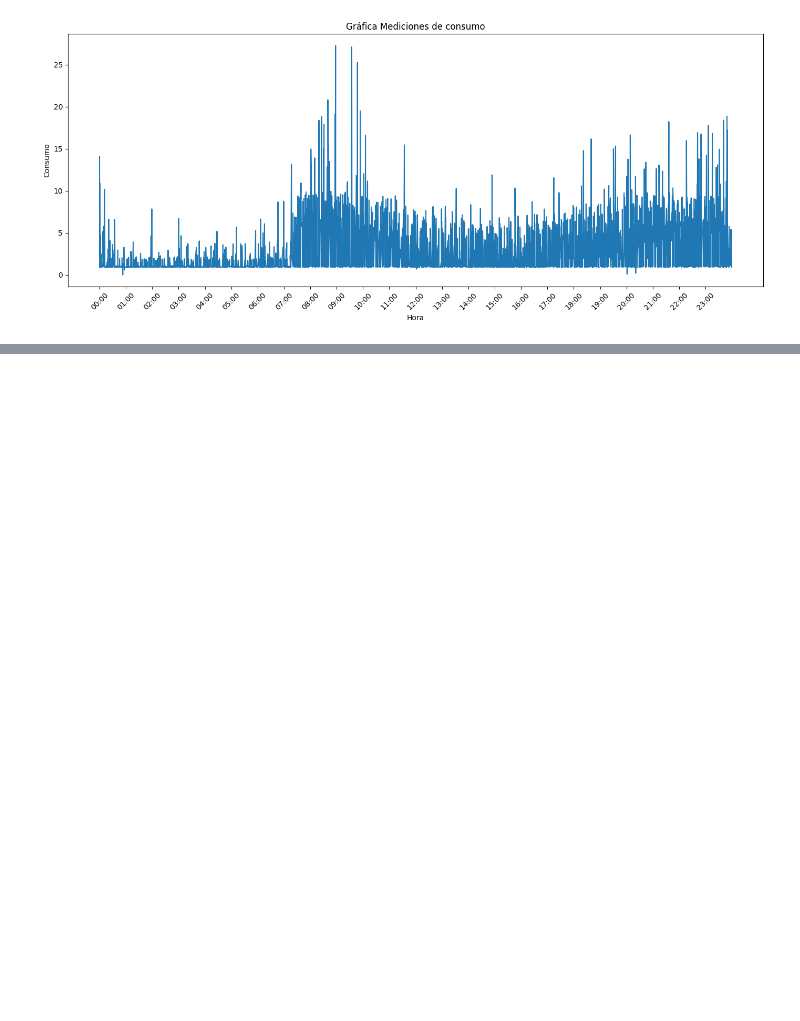
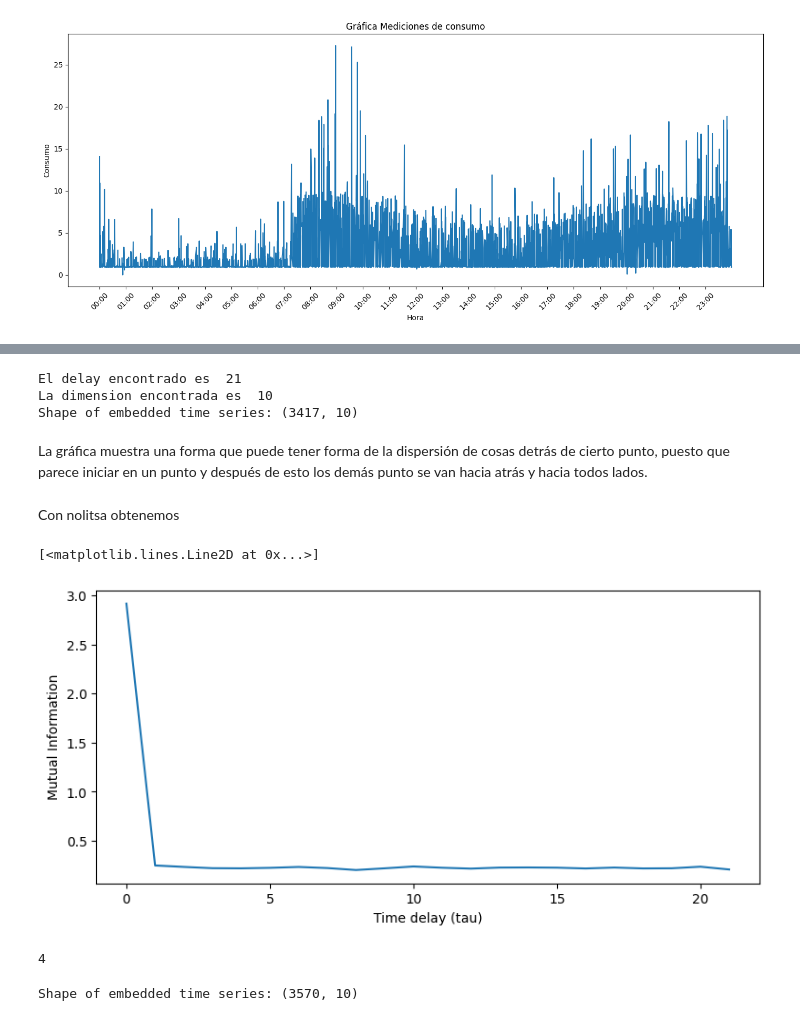
Before and after one commit to AndresOrantes/Examen-Pr-ctico-Consumo-de-Electricidad, a Jupyter notebook: NotebookExamenPractico.ipynb, the cells around one changed output, grey strips where cells are left out. Saved outputs shown, nothing was run; the diff lists cells and outputs as text; code cells hidden in the pictures; blank space fills up the shorter version.

```diff
--- a/NotebookExamenPractico.ipynb
+++ b/NotebookExamenPractico.ipynb
@@ -12,10 +12,21 @@ La base de datos asociada a este problema es: https://www.kaggle.com/datasets/vi
 #### Importación de librerías
 # %%
 import pandas as pd
+import numpy as np
 import matplotlib.pyplot as plt
-import numpy as np
+from ripser import ripser
+from persim import plot_diagrams
 import gudhi as gd
-from ripser import ripser
+import matplotlib.cm as cm
+import matplotlib.patches as patches
+plt.rcParams.update(plt.rcParamsDefault)
 from gtda.time_series import SingleTakensEmbedding, takens_embedding_optimal_parameters
 from gtda.homology import VietorisRipsPersistence
 from gtda.plotting import plot_point_cloud
+import plotly.graph_objects as go
+from sklearn.decomposition import PCA
+from scipy.spatial.distance import squareform,pdist
+from nolitsa import dimension, delay
+import math
+import persim
+import datetime
@@ -64,2 +71,2 @@ Parece haber bajo uso de de energía hasta las 7:30 más o menos, después aumen
 # %%
-hora,y=(todo["Tiempo"],todo["Consumption"])#Ponemos nombres de variables a los datos
+x,y=(todo["Tiempo"],todo["Consumption"])#Ponemos nombres de variables a los datos
@@ -65,0 +95,58 @@ hora,y=(todo["Tiempo"],todo["Consumption"])#Ponemos nombres de variables a los d
+# %%
+embedder_periodic = SingleTakensEmbedding(parameters_type="search",time_delay=max_periodic_time_delay,
+    dimension=max_periodic_dimension)
+y_periodic_embedded = embedder_periodic.fit_transform(y)
+print("El delay encontrado es ", embedder_periodic.time_delay_)
+print("La dimension encontrada es ", embedder_periodic.dimension_)
+
+
+print(f"Shape of embedded time series: {y_periodic_embedded.shape}")
+
+pca = PCA(n_components=3)
+y_periodic_embedded_pca = pca.fit_transform(y_periodic_embedded)
+plot_point_cloud(y_periodic_embedded_pca)
+# %% [output]
+El delay encontrado es  21
+La dimension encontrada es  10
+Shape of embedded time series: (3417, 10)
+# %% [markdown]
+La gráfica muestra una forma que puede tener forma de la dispersión  de cosas detrás de cierto punto, puesto que parece iniciar en un punto y después de esto los demás punto se van hacia atrás y hacia todos lados.
+# %% [markdown]
+Con nolitsa obtenemos
+# %%
+plt.figure(figsize=(9,4))
+plt.xlabel('Time delay (tau)')
+plt.ylabel('Mutual Information')
+plt.plot(delay.dmi(y, maxtau=22))
+# %% [output]
+[<matplotlib.lines.Line2D at 0x...>]
+[figure, added]
+# %%
+def find_optimal_delay(x, maxtau=50): #Funcion que encuentra el delay optimo con nolitsa
+    mi = delay.dmi(x, maxtau=maxtau)
+    diffmi = np.diff(mi)
+
+    return np.where(diffmi > 0)[0][0]
+
+find_optimal_delay(y, maxtau=22)
+# %% [output]
+4
+# %%
+embedding_dimension_periodic = 10
+embedding_time_delay_periodic = 4
+stride = 1
+embedder_periodic = SingleTakensEmbedding(
+    parameters_type="fixed",
+    n_jobs=2,
+    time_delay=embedding_time_delay_periodic,
+    dimension=embedding_dimension_periodic,
+    stride=stride,
+)
+
+y_periodic_embedded = embedder_periodic.fit_transform(y)
+print(f"Shape of embedded time series: {y_periodic_embedded.shape}")
+pca = PCA(n_components=3)
+y_periodic_embedded_pca = pca.fit_transform(y_periodic_embedded)
+plot_point_cloud(y_periodic_embedded_pca)
+# %% [output]
+Shape of embedded time series: (3570, 10)
```
Also changed, not shown: parts of 48 cells of this notebook.
